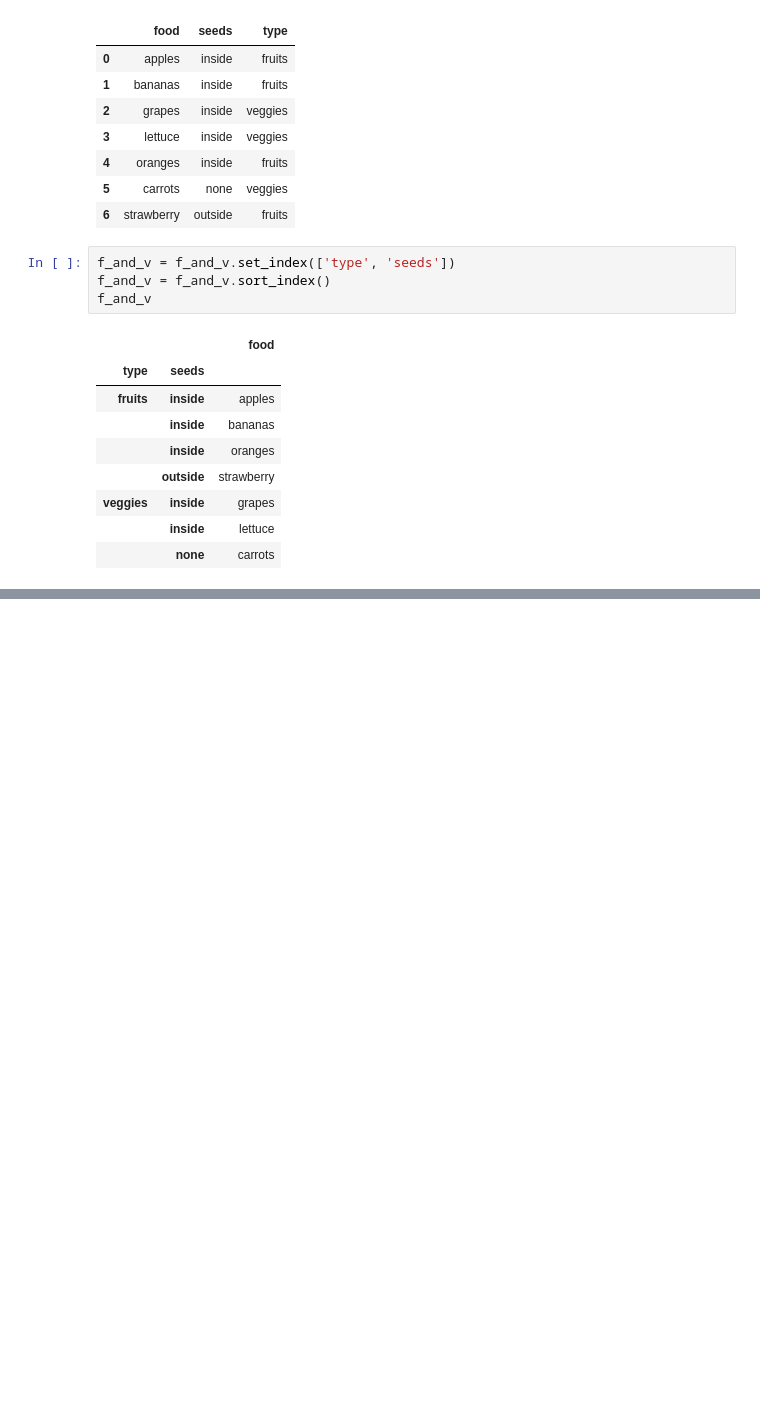
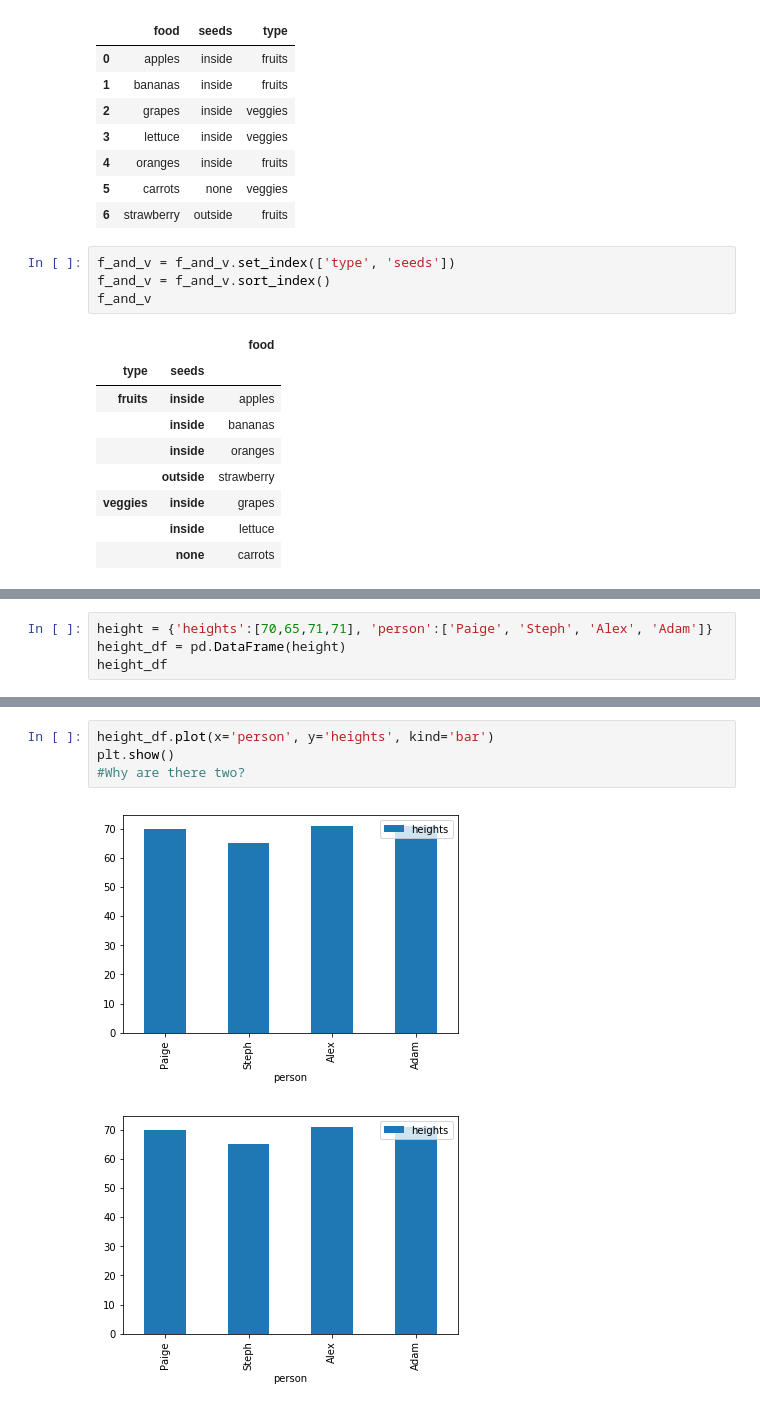
Before and after one commit to mmj32/Class-Practice-Repo, a Jupyter notebook: todo5/pandas_notes2_haring.ipynb, the cells around one changed output, grey strips where cells are left out. Drawn from its saved outputs; the diff is of its cells as text; blank space fills up the shorter version.

Commit message:
added plotting examples

```diff
--- a/todo5/pandas_notes2_haring.ipynb
+++ b/todo5/pandas_notes2_haring.ipynb
@@ -797,0 +802,4 @@ f_and_v
+# %%
+height = {'heights':[70,65,71,71], 'person':['Paige', 'Steph', 'Alex', 'Adam']}
+height_df = pd.DataFrame(height)
+height_df
@@ -797,0 +812,7 @@ f_and_v
+# %%
+height_df.plot(x='person', y='heights', kind='bar')
+plt.show()
+#Why are there two?
+# %% [output]
+[figure, added]
+[figure, added]
```
Also changed, not shown: parts of 3 cells of this notebook.
